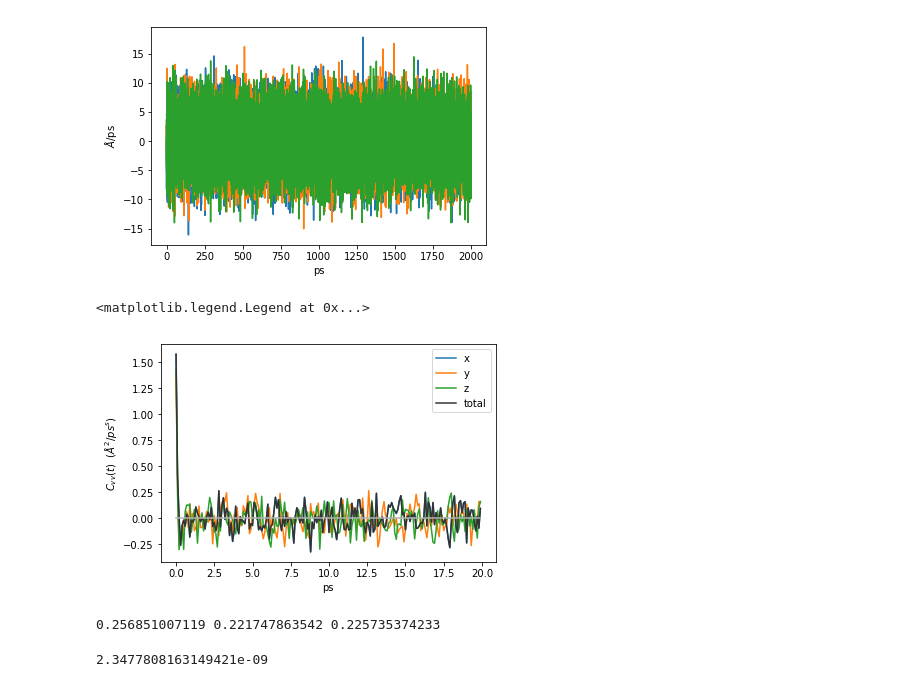
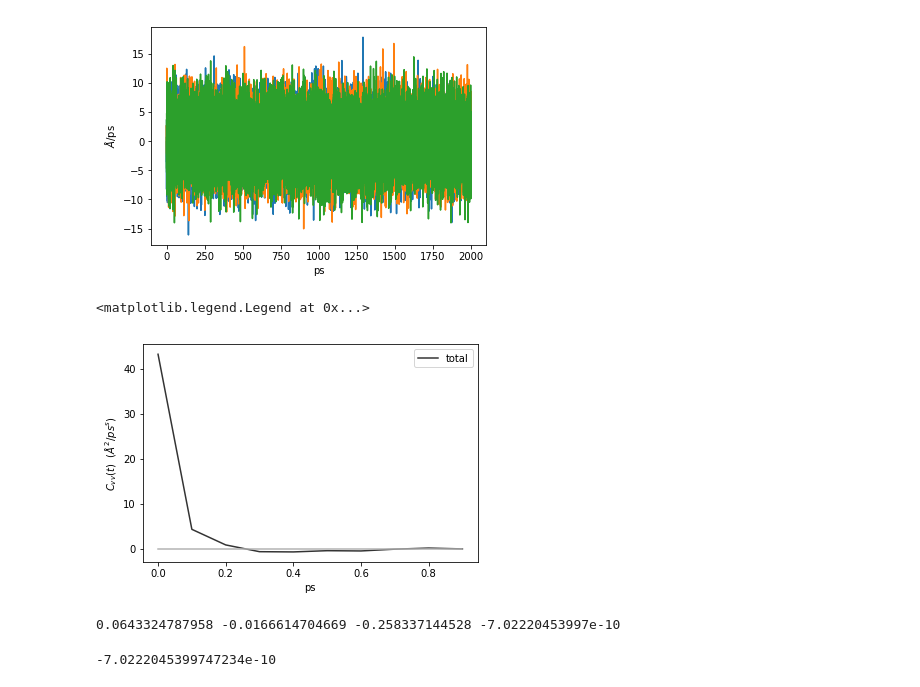
Before and after one commit to vtlim/permeability, a Jupyter notebook: waterbox/acf.ipynb, the cells around one changed output. Drawn from its saved outputs; the diff is of its cells as text; code cells hidden in the pictures.

Commit message:
fix calcACF lag time start, remove flawed integrate_2 function

```diff
--- a/waterbox/acf.ipynb
+++ b/waterbox/acf.ipynb
@@ -123,7 +124,7 @@ def calcCOM(inlist):
     final = numerator / denominator
     return final
 # %%
-def calcACF(series, norm=True):
+def calcACF(series, norm=False):
     """
     Calculate the autocorrelation function of the given timeseries.
     Modified code from David Wych.
@@ -147,7 +148,7 @@ def calcACF(series, norm=True):
     avg = np.average(series)
 
     # calculate ACF here
-    lt = 1
+    lt = 0
     C_prime = []
     while lt <= cutoff:
         temp = []
@@ -159,13 +160,14 @@ def calcACF(series, norm=True):
         lt += 1
 
     if not norm:
-        return C_prime
+        return np.asarray(C_prime)
 
     # normalization: since working with dZs, use norm of dZ vector
-    # each i value will have diff normalization constant
+    # I don't know if this is right...
     norms = []
     for i in range(N):
          norms.append((series[i]-avg)**2)
-    norms = np.sum(norms)/N # take average
-    C = C_prime/norms
+    normConst = np.sum(norms)/N # take average
+    print(normConst)
+    C = C_prime/normConst
     return C
@@ -241,24 +217,26 @@ acf_z = calcACF(velz_com, norm=False)
 # %%
 acf_sum = acf_x + acf_y + acf_z
 
 # visualize the ACF
-trim = 200
-plt.plot(np.arange(len(acf_x[:trim]))/10,acf_x[:trim], label='x')
-plt.plot(np.arange(len(acf_y[:trim]))/10,acf_y[:trim], label='y')
-plt.plot(np.arange(len(acf_z[:trim]))/10,acf_z[:trim], label='z')
+trim = 10
+#plt.plot(np.arange(len(acf_x[:trim]))/10,acf_x[:trim], label='x')
+#plt.plot(np.arange(len(acf_y[:trim]))/10,acf_y[:trim], label='y')
+#plt.plot(np.arange(len(acf_z[:trim]))/10,acf_z[:trim], label='z')
 plt.plot(np.arange(len(acf_sum[:trim]))/10,acf_sum[:trim], label='total', c='0.2')
 plt.plot(np.arange(len(acf_z[:trim]))/10,np.zeros(len(acf_z[:trim])), c='0.7')
 plt.xlabel('ps')
 plt.ylabel('$C_{vv}(t) \ \ (\AA^2/ps^s)$')
 plt.legend()
 # %% [output]
 <matplotlib.legend.Legend at 0x...>
-[figure, old version]
+[figure, new version]
 # %%
-diffx, diffy, diffz = integrate_2(acf_x, dx=0.1), integrate_2(acf_y, dx=0.1), integrate_2(acf_z, dx=0.1)
-print(diffx, diffy, diffz)
+diff = integrate.simps(acf_sum, dx=0.1)/3*1e-8
+# check by component
+diffx, diffy, diffz = integrate.simps(acf_x, dx=0.1), integrate.simps(acf_y, dx=0.1), integrate.simps(acf_z, dx=0.1)
+print(diffx, diffy, diffz, diff)
 diff_tot_scaled = sum([diffx, diffy, diffz])/3*1e-8 # m2/s: (1e-20) A2 to m2, (1e12) 1/ps to 1/s
 diff_tot_scaled
 # %% [output]
-0.256851007119 0.221747863542 0.225735374233
+0.0643324787958 -0.0166614704669 -0.258337144528 -7.02220453997e-10
-2.3477808163149421e-09
+-7.0222045399747234e-10
```
Also changed, not shown: parts of 3 cells of this notebook.
